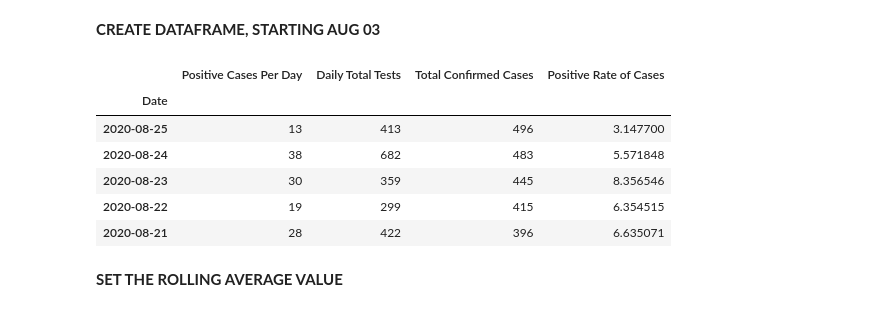
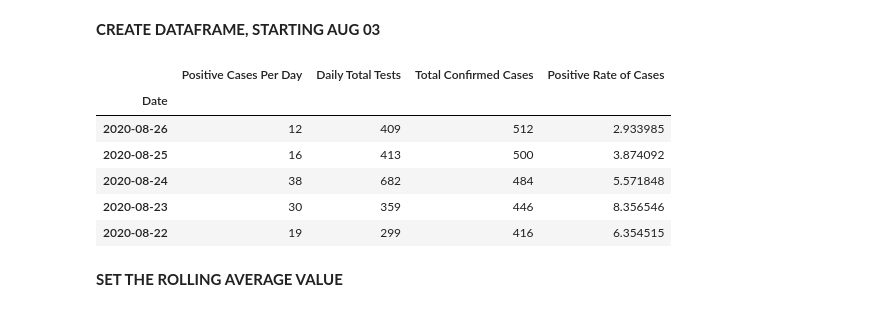
Before and after one commit to fjhuizar/ND_Dashboard, a Jupyter notebook: RollingAverages/Quick_Rolling_Average_Cases.ipynb, the cells around one changed output. Cells and saved outputs as stored; diff of their text form; code cells hidden in the pictures.

```diff
--- a/RollingAverages/Quick_Rolling_Average_Cases.ipynb
+++ b/RollingAverages/Quick_Rolling_Average_Cases.ipynb
@@ -13,27 +13,27 @@ from matplotlib import lines
 # %%
 # Create the dataframe of cases and dates
 todaysDate = datetime.date.today()
-date_list = [todaysDate - datetime.timedelta(days=x+1) for x in range(23)]
-daily_total_tests = [413,682,359,299,422,257,608,355,419,29,11,124,42,41,18,198,7,10,3,6,7,10,3]
-total_confirmed_cases = [496,483,445,415,396,368,342,259,173,71,55,51,37,24,15,9,3,1,0,0,0,0,0]
-positive_cases_count = [13,38,30,19,28,26,83,86,102,16,4,14,13,9,6,6,2,1,0,0,0,0,0]
+date_list = [todaysDate - datetime.timedelta(days=x+1) for x in range(24)]
+daily_total_tests = [409,413,682,359,299,422,260,608,354,420,29,11,124,42,41,18,200,7,11,3,6,7,10,3]
+total_confirmed_cases = [512,500,484,446,416,397,369,343,260,174,72,56,52,37,24,15,9,3,1,0,0,0,0,0]
+positive_cases_count = [12,16,38,30,19,28,26,83,86,102,16,4,15,13,9,6,6,2,1,0,0,0,0,0]
 d = {'Date': date_list,
      'Positive Cases Per Day': positive_cases_count,
      'Daily Total Tests': daily_total_tests,
      'Total Confirmed Cases': total_confirmed_cases}
 df = pd.DataFrame(d)
 df['Date'] = pd.to_datetime(df.Date)
 df.set_index('Date', inplace=True)
 df['Positive Rate of Cases'] = 100 * df['Positive Cases Per Day'] / df['Daily Total Tests']
 df.head()
 # %% [output]
 |  | Positive Cases Per Day | Daily Total Tests | Total Confirmed Cases | Positive Rate of Cases |
 | Date |  |  |  |  |
-| 2020-08-25 | 13 | 413 | 496 | 3.147700 |
-| 2020-08-24 | 38 | 682 | 483 | 5.571848 |
-| 2020-08-23 | 30 | 359 | 445 | 8.356546 |
-| 2020-08-22 | 19 | 299 | 415 | 6.354515 |
-| 2020-08-21 | 28 | 422 | 396 | 6.635071 |
+| 2020-08-26 | 12 | 409 | 512 | 2.933985 |
+| 2020-08-25 | 16 | 413 | 500 | 3.874092 |
+| 2020-08-24 | 38 | 682 | 484 | 5.571848 |
+| 2020-08-23 | 30 | 359 | 446 | 8.356546 |
+| 2020-08-22 | 19 | 299 | 416 | 6.354515 |
 # %% [markdown]
 **SET THE ROLLING AVERAGE VALUE**
 # %%
```
Also changed, not shown: parts of 5 cells of this notebook, 3 other files.
